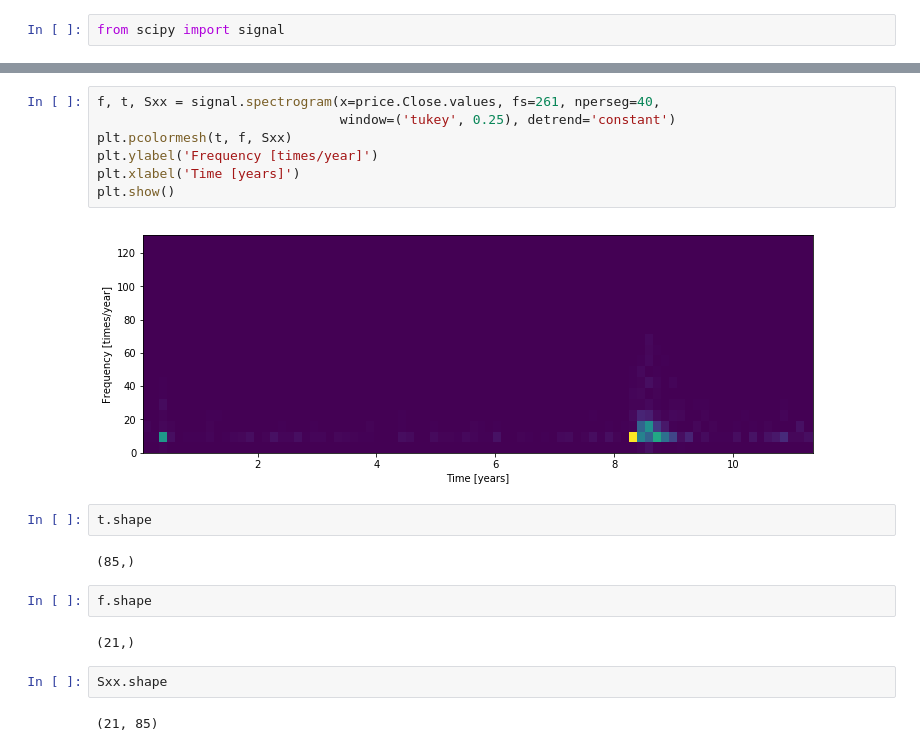
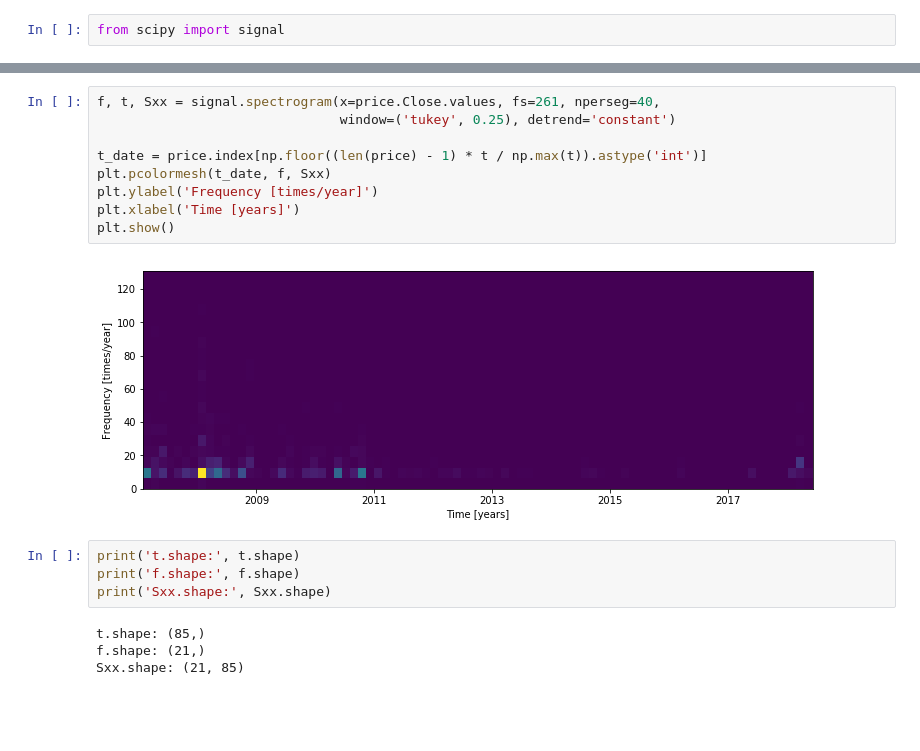
Before and after one commit to peerchen/trend-following-1, a Jupyter notebook: Spectrogram.ipynb, the cells around one changed output, grey strips where cells are left out. Saved outputs shown, nothing was run; the diff lists cells and outputs as text; blank space fills up the shorter version.

```diff
--- a/Spectrogram.ipynb
+++ b/Spectrogram.ipynb
@@ -67,24 +67,22 @@ price.groupby(price.index.year).count()
 # %%
 f, t, Sxx = signal.spectrogram(x=price.Close.values, fs=261, nperseg=40,
                                window=('tukey', 0.25), detrend='constant')
-plt.pcolormesh(t, f, Sxx)
+
+t_date = price.index[np.floor((len(price) - 1) * t / np.max(t)).astype('int')]
+plt.pcolormesh(t_date, f, Sxx)
 plt.ylabel('Frequency [times/year]')
 plt.xlabel('Time [years]')
 plt.show()
 # %% [output]
-[figure, old version]
+[figure, new version]
-# %%
-t.shape
-# %% [output]
-(85,)
-# %%
-f.shape
-# %% [output]
-(21,)
-# %%
-Sxx.shape
-# %% [output]
-(21, 85)
+# %%
+print('t.shape:', t.shape)
+print('f.shape:', f.shape)
+print('Sxx.shape:', Sxx.shape)
+# %% [output]
+t.shape: (85,)
+f.shape: (21,)
+Sxx.shape: (21, 85)
 # %%
 len(price) / 261
 # %% [output]
```
Also changed, not shown: parts of 18 cells of this notebook, 1 other file.
